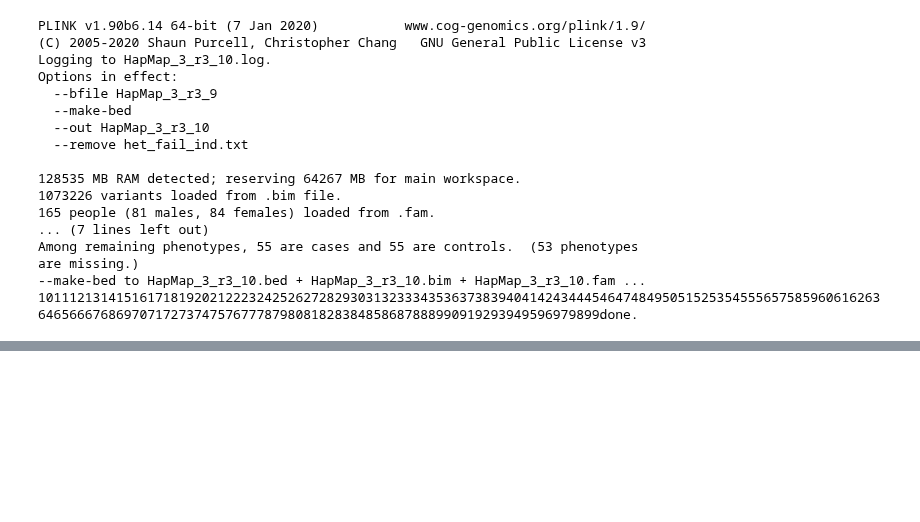
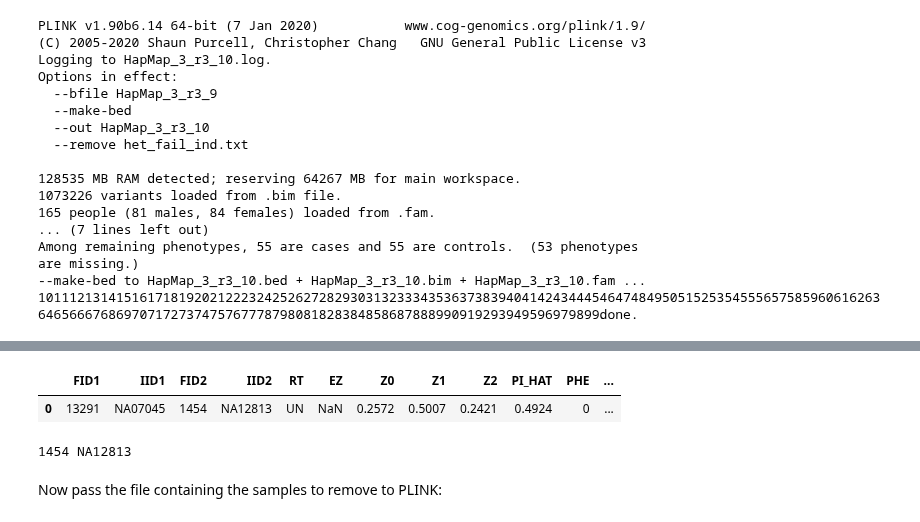
Before and after one commit to related-sciences/gwas-analysis, a Jupyter notebook: notebooks/tutorial/01-quality-control/gwas-qc-plink.ipynb, the cells around one changed output, grey strips where cells are left out. Cells and saved outputs as stored; diff of their text form; code cells hidden in the pictures; blank space fills up the shorter version.

```diff
--- a/notebooks/tutorial/01-quality-control/gwas-qc-plink.ipynb
+++ b/notebooks/tutorial/01-quality-control/gwas-qc-plink.ipynb
@@ -407,0 +496,26 @@ are missing.)
+# %%
+# Show the pairs of individuals above with corresponding call rates
+m_cr = pd.read_csv(osp.join(data_dir, 'plink.imiss'), sep='\s+').set_index(['FID', 'IID'])['F_MISS'].to_dict()
+df_crr = lambda: (
+    df_cr.assign(
+        I1CR=df_cr.set_index(['FID1', 'IID1']).index.map(m_cr),
+        I2CR=df_cr.set_index(['FID2', 'IID2']).index.map(m_cr)
+    )
+)
+df_crr()
+# %% [output]
+|  | FID1 | IID1 | FID2 | IID2 | RT | EZ | Z0 | Z1 | Z2 | PI_HAT | PHE | ... |
+| 0 | 13291 | NA07045 | 1454 | NA12813 | UN | NaN | 0.2572 | 0.5007 | 0.2421 | 0.4924 | 0 | ... |
+# %%
+# Generate space separated file of samples to remove where each line is "FID IID" of individual w/ lower call rate in related pairs
+gen_line = lambda r, fid, iid: str(r[fid]) + ' ' + str(r[iid])
+path = osp.join(data_dir, '0.2_low_call_rate_pihat.txt')
+with open(path, 'w') as fd:
+    df_crr()\
+        .apply(lambda r: gen_line(r, 'FID2', 'IID2') if r['I1CR'] > r['I2CR'] else gen_line(r, 'FID1', 'IID2'), axis=1)\
+        .map(lambda v: fd.write(v))
+!cat $path
+# %% [output]
+1454 NA12813
+# %% [markdown]
+Now pass the file containing the samples to remove to PLINK:
```
Also changed, not shown: parts of 9 cells of this notebook, 6 other files.
